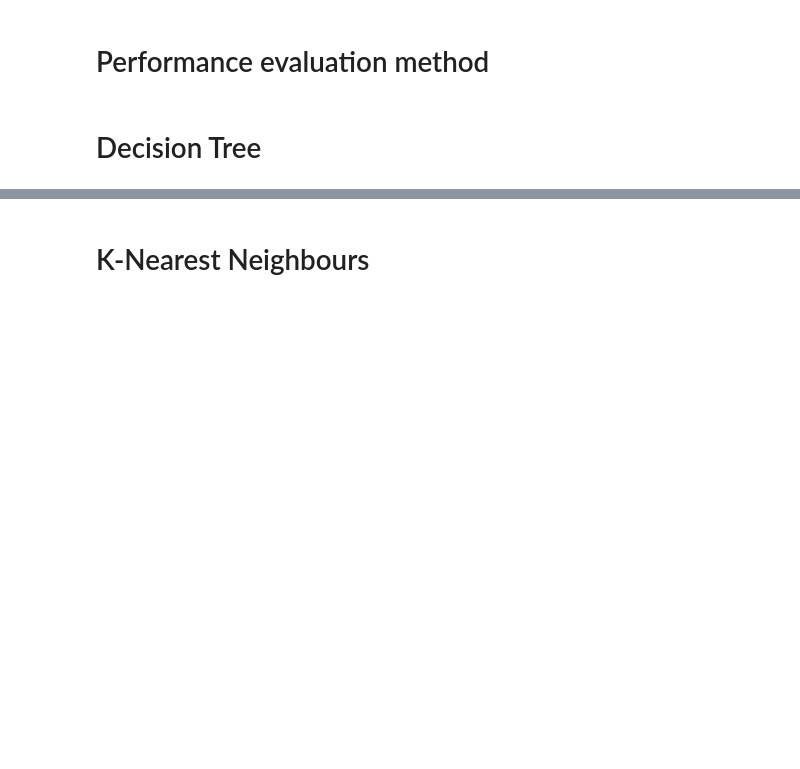
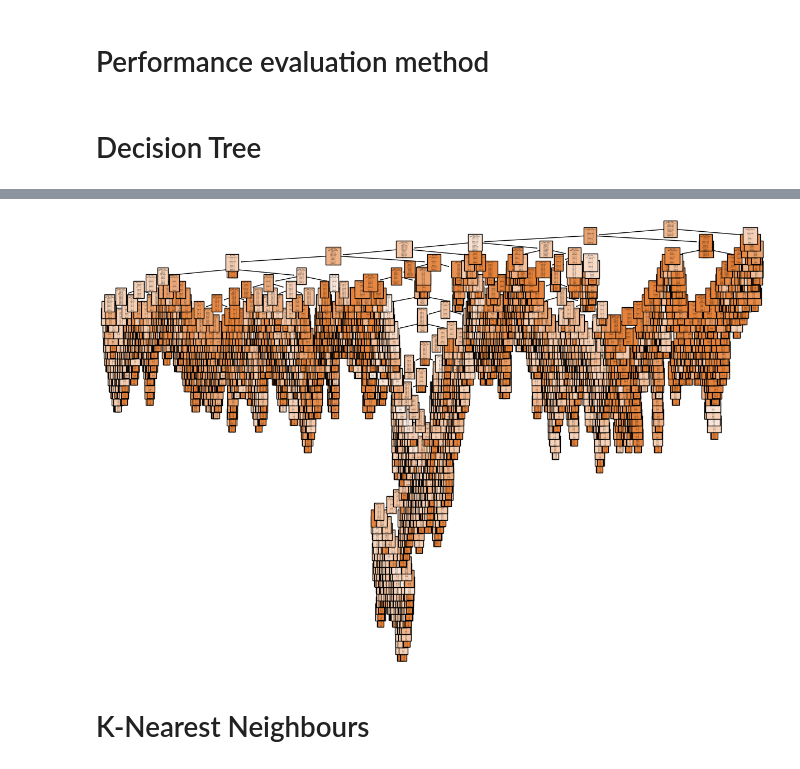
Before and after one commit to sotirischatzimiltis/PhD, a Jupyter notebook: Code/ITU_Competition_Intrusion_and_Vulnerability_Detection_in_Software_Defined_Networks(SDN)/ITU_Competition_MachineLearningModels.ipynb, the cells around one changed output, grey strips where cells are left out. Drawn from its saved outputs; the diff is of its cells as text; code cells hidden in the pictures; blank space fills up the shorter version.

```diff
--- a/Code/ITU_Competition_Intrusion_and_Vulnerability_Detection_in_Software_Defined_Networks(SDN)/ITU_Competition_MachineLearningModels.ipynb
+++ b/Code/ITU_Competition_Intrusion_and_Vulnerability_Detection_in_Software_Defined_Networks(SDN)/ITU_Competition_MachineLearningModels.ipynb
@@ -28,6 +34,7 @@ y_train = train_df[train_df.columns[-15:]]
 X_test = test_df.drop(test_df.columns[-15:], axis=1)
 y_test = test_df[test_df.columns[-15:]]
 
+features = X_train.columns.tolist()
 class_labels = y_train.columns.tolist()
 labels = []
 for label in class_labels:
@@ -109,0 +112,21 @@ y_pred = clf.predict(X_test) # change to x_test_0
+# %%
+from tables.tests.common import verbosePrint
+# Use 5-fold cross validation
+from sklearn import tree
+DT_clf = tree.DecisionTreeClassifier()
+#kf = KFold(n_splits=5, shuffle=True, random_state=42)
+#scores = cross_val_score(DT_clf, X_train, y_train, cv=kf, scoring='accuracy')
+#print(scores)
+# %%
+# Train final model
+process = psutil.Process()
+before_ram = process.memory_info().rss / 1024 / 1024  # RAM usage before training in MB
+start_time = time.time()
+Dt_clf = DT_clf.fit(X_train, y_train)
+end_time = time.time()
+after_ram = process.memory_info().rss / 1024 / 1024  # RAM usage after training in MB
+dt_training_time = end_time - start_time
+dt_ram_consumption = after_ram - before_ram
+print("Decision Tree Training Time:", dt_training_time, "seconds")
+print("Decision Tree RAM Consumption:", dt_ram_consumption, "MB")
+y_pred = DT_clf.predict(X_test) # change to x_test_0
@@ -132,2 +158,9 @@ False Negatives (FN): 79
+# %%
+# Plot the decision tree as a figure
+plt.figure(figsize=(15, 10))  #
+plot_tree(DT_clf, feature_names=features, class_names=labels, filled=True)
+plt.show()
+# %% [output]
+[figure, added]
 # %% [markdown]
 # K-Nearest Neighbours
```
Also changed, not shown: parts of 21 cells of this notebook.
